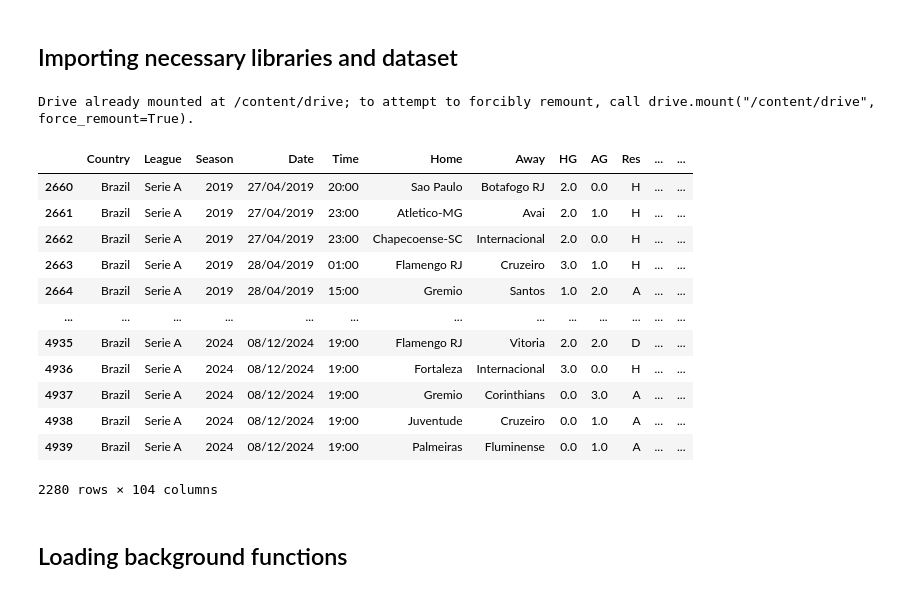
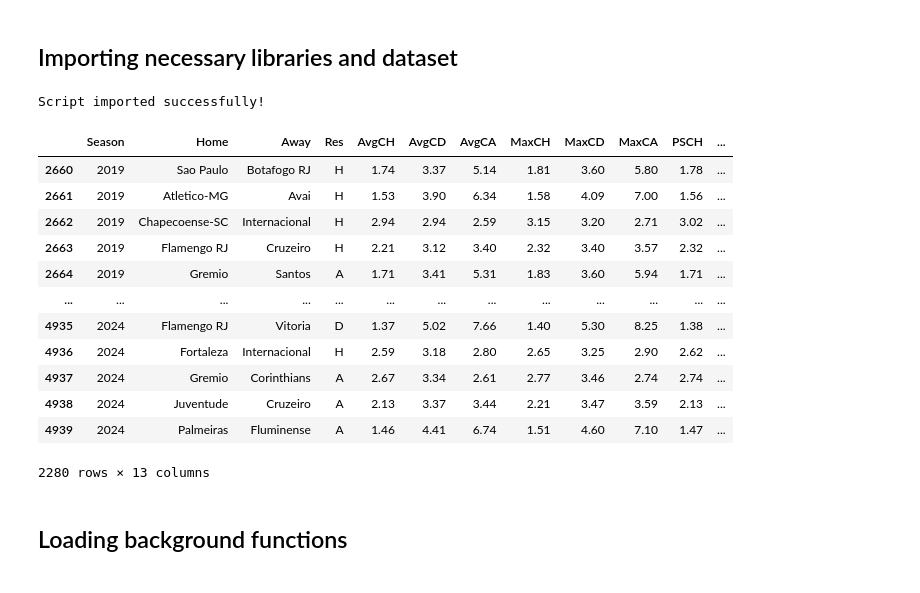
Before and after one commit to FelipeBandeira/capstone, a Jupyter notebook: 1. Baseline case.ipynb, the cells around one changed output. Saved outputs shown, nothing was run; the diff lists cells and outputs as text; code cells hidden in the pictures.

```diff
--- a/1. Baseline case.ipynb
+++ b/1. Baseline case.ipynb
@@ -3,47 +3,49 @@
 # %% [markdown]
 ## Importing necessary libraries and dataset
 # %%
-import pandas as pd
-import matplotlib.pyplot as plt
-import numpy as np
-import random
-import pymc as pm
-import arviz as az
-from tabulate import tabulate
-import random
-import seaborn as sns
+# import pandas as pd
+# import matplotlib.pyplot as plt
+# import numpy as np
+# import random
+# import pymc as pm
+# import arviz as az
+# from tabulate import tabulate
+# import random
+# import seaborn as sns
+import logging
+logger = logging.getLogger("pymc")
+logger.setLevel(logging.ERROR)
+
+from base_functions import *
+test_script()
+# %% [output]
+Script imported successfully!
 # %%
-try:
-  csv_url = "https://www.football-data.co.uk/new/BRA.csv"
-  df = pd.read_csv(csv_url)
+# Imports df
+df = pd.read_csv('odds_df.csv')
 
-except:
-  from google.colab import drive
-  drive.mount('/content/drive')
-  df = pd.read_csv('/content/drive/MyDrive/Minerva/Academic/Capstone/Work products/Price distortions/Datasets/final_df_logged_in_2024.csv')
-
-# Cleaning dataset (removes Chapecoense-SC vs Atletico-MG in 2016)
-columns_to_check = ['Season', 'Res', 'MaxCH', 'MaxCD', 'MaxCA', 'PSCH', 'PSCD', 'PSCA']
-df = df.dropna(subset=columns_to_check)
+# Checking all necessary entries exist and removes unecessary columns
+columns_to_keep = ['Season', 'Home', 'Away', 'Res', 'AvgCH', 'AvgCD', 'AvgCA','MaxCH', 'MaxCD', 'MaxCA', 'PSCH', 'PSCD', 'PSCA']
+df = df[columns_to_keep]
+df = df.dropna(subset=columns_to_keep)
 
 # Isolates the period under analysis
 df = df[(df['Season'] >= 2019) & (df['Season'] <= 2024)]
 df
 # %% [output]
+|  | Season | Home | Away | Res | AvgCH | AvgCD | AvgCA | MaxCH | MaxCD | MaxCA | PSCH | ... |
+| 2660 | 2019 | Sao Paulo | Botafogo RJ | H | 1.74 | 3.37 | 5.14 | 1.81 | 3.60 | 5.80 | 1.78 | ... |
+| 2661 | 2019 | Atletico-MG | Avai | H | 1.53 | 3.90 | 6.34 | 1.58 | 4.09 | 7.00 | 1.56 | ... |
+| 2662 | 2019 | Chapecoense-SC | Internacional | H | 2.94 | 2.94 | 2.59 | 3.15 | 3.20 | 2.71 | 3.02 | ... |
+| 2663 | 2019 | Flamengo RJ | Cruzeiro | H | 2.21 | 3.12 | 3.40 | 2.32 | 3.40 | 3.57 | 2.32 | ... |
+| 2664 | 2019 | Gremio | Santos | A | 1.71 | 3.41 | 5.31 | 1.83 | 3.60 | 5.94 | 1.71 | ... |
+| ... | ... | ... | ... | ... | ... | ... | ... | ... | ... | ... | ... | ... |
+| 4935 | 2024 | Flamengo RJ | Vitoria | D | 1.37 | 5.02 | 7.66 | 1.40 | 5.30 | 8.25 | 1.38 | ... |
+| 4936 | 2024 | Fortaleza | Internacional | H | 2.59 | 3.18 | 2.80 | 2.65 | 3.25 | 2.90 | 2.62 | ... |
+| 4937 | 2024 | Gremio | Corinthians | A | 2.67 | 3.34 | 2.61 | 2.77 | 3.46 | 2.74 | 2.74 | ... |
+| 4938 | 2024 | Juventude | Cruzeiro | A | 2.13 | 3.37 | 3.44 | 2.21 | 3.47 | 3.59 | 2.13 | ... |
+| 4939 | 2024 | Palmeiras | Fluminense | A | 1.46 | 4.41 | 6.74 | 1.51 | 4.60 | 7.10 | 1.47 | ... |
-Drive already mounted at /content/drive; to attempt to forcibly remount, call drive.mount("/content/drive", force_remount=True).
+2280 rows × 13 columns
-|  | Country | League | Season | Date | Time | Home | Away | HG | AG | Res | ... | ... |
-| 2660 | Brazil | Serie A | 2019 | 27/04/2019 | 20:00 | Sao Paulo | Botafogo RJ | 2.0 | 0.0 | H | ... | ... |
-| 2661 | Brazil | Serie A | 2019 | 27/04/2019 | 23:00 | Atletico-MG | Avai | 2.0 | 1.0 | H | ... | ... |
-| 2662 | Brazil | Serie A | 2019 | 27/04/2019 | 23:00 | Chapecoense-SC | Internacional | 2.0 | 0.0 | H | ... | ... |
-| 2663 | Brazil | Serie A | 2019 | 28/04/2019 | 01:00 | Flamengo RJ | Cruzeiro | 3.0 | 1.0 | H | ... | ... |
-| 2664 | Brazil | Serie A | 2019 | 28/04/2019 | 15:00 | Gremio | Santos | 1.0 | 2.0 | A | ... | ... |
-| ... | ... | ... | ... | ... | ... | ... | ... | ... | ... | ... | ... | ... |
-| 4935 | Brazil | Serie A | 2024 | 08/12/2024 | 19:00 | Flamengo RJ | Vitoria | 2.0 | 2.0 | D | ... | ... |
-| 4936 | Brazil | Serie A | 2024 | 08/12/2024 | 19:00 | Fortaleza | Internacional | 3.0 | 0.0 | H | ... | ... |
-| 4937 | Brazil | Serie A | 2024 | 08/12/2024 | 19:00 | Gremio | Corinthians | 0.0 | 3.0 | A | ... | ... |
-| 4938 | Brazil | Serie A | 2024 | 08/12/2024 | 19:00 | Juventude | Cruzeiro | 0.0 | 1.0 | A | ... | ... |
-| 4939 | Brazil | Serie A | 2024 | 08/12/2024 | 19:00 | Palmeiras | Fluminense | 0.0 | 1.0 | A | ... | ... |
-2280 rows × 104 columns
 # %% [markdown]
 ## Loading background functions
 # %%
```
Also changed, not shown: parts of 7 cells of this notebook.
